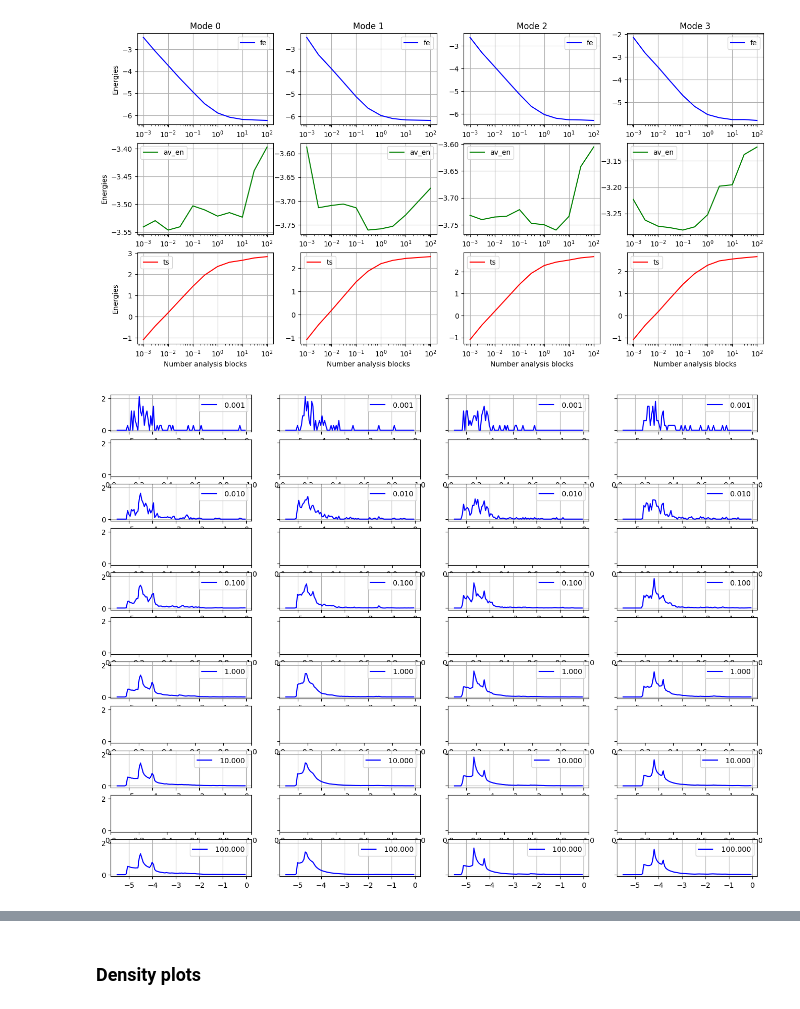
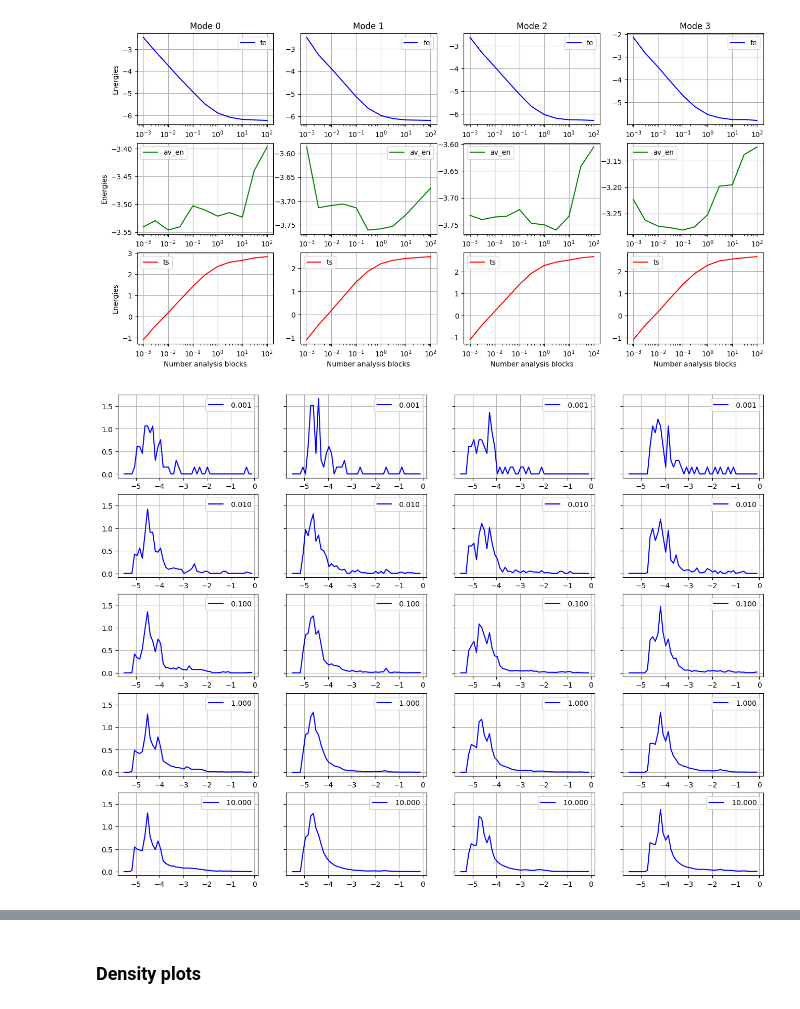
Before and after one commit to lillgroup/StatMechLectures, a Jupyter notebook: FreeEnergy_vs_Docking_2D_convergence.ipynb, the cells around one changed output, grey strips where cells are left out. Cells and saved outputs as stored; diff of their text form; code cells hidden in the pictures.

```diff
--- a/FreeEnergy_vs_Docking_2D_convergence.ipynb
+++ b/FreeEnergy_vs_Docking_2D_convergence.ipynb
@@ -844,7 +844,7 @@ for pa in percent_analysis:
 print(num_frames, num_frames_per_analysis)
 
 
-num_bins_U = 100
+num_bins_U = 50
 range_low = -5.5
 range_up = 0.0
 
@@ -907,14 +907,16 @@ ax[2,0].set_ylabel("Energies")
 Text(0, 0.5, 'Energies')
 [figure]
 # %%
-fig, ax = plt.subplots(num_steps_analysis, 4, figsize=(16, 12), sharey=True)
+gap_fig = 2
+
+fig, ax = plt.subplots(int(num_steps_analysis/gap_fig), 4, figsize=(16, 12), sharey=True)
 x = np.arange(range_low, range_up, (range_up - range_low)/num_bins_U)
 
 for rii, ri in enumerate(scc):  # loop over all 4 modes
-  for i in range(num_steps_analysis):
-    ax[i,rii].plot(x, U_array[rii, i], color='blue', label='% .3f' % percent_analysis[i])
+  for i in range(int(num_steps_analysis/gap_fig)):
+    ax[i,rii].plot(x, U_array[rii, i*gap_fig], color='blue', label='% .3f' % percent_analysis[i*gap_fig])
     ax[i,rii].legend()
     ax[i,rii].grid(True)
 # %% [output]
-[figure, old version]
+[figure, new version]
 # %%
```
Also changed, not shown: parts of 1 cell of this notebook.
